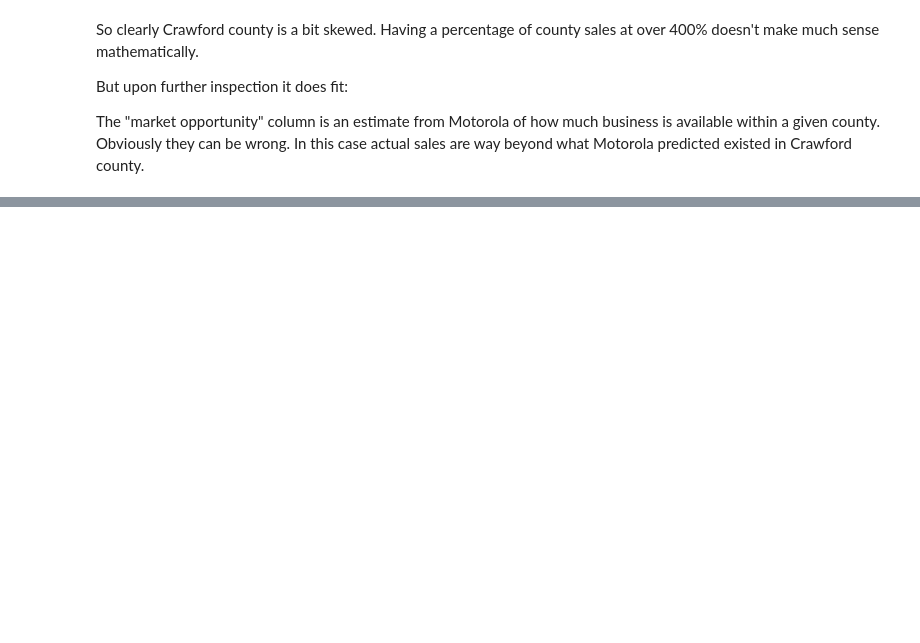
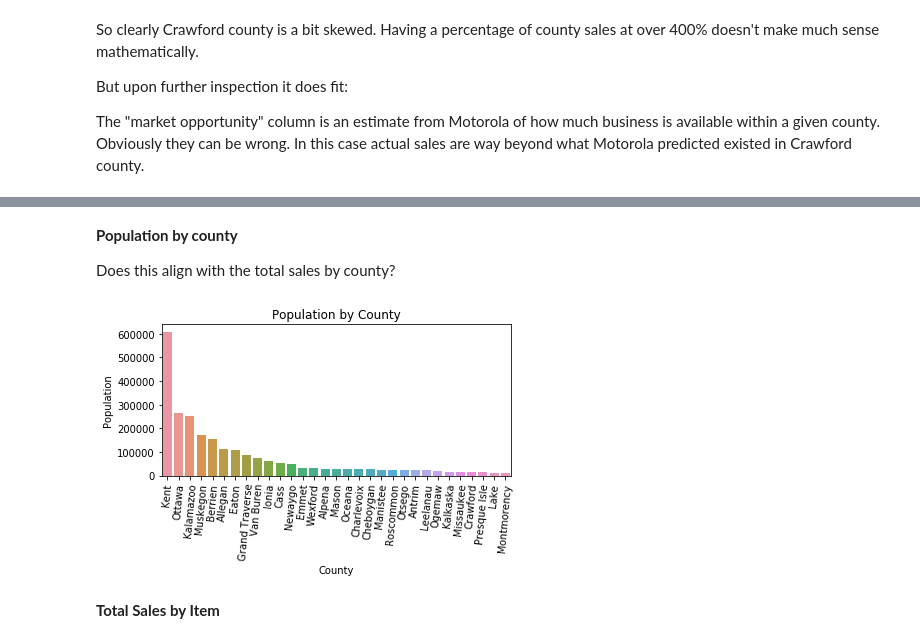
Before and after one commit to markdurrenberger/Retail_Forecasting, a Jupyter notebook: 2_3DataWrangling_EDA.ipynb, the cells around one changed output, grey strips where cells are left out. Drawn from its saved outputs; the diff is of its cells as text; code cells hidden in the pictures; blank space fills up the shorter version.

```diff
--- a/2_3DataWrangling_EDA.ipynb
+++ b/2_3DataWrangling_EDA.ipynb
@@ -962,0 +978,20 @@ plt.tight_layout()
+# %% [markdown]
+__Population by county__
+
+Does this align with the total sales by county?
+# %%
+# Sort data by population descending
+plot2 = final.groupby('county')['population'].max().nlargest(31)
+
+sns.barplot(x=plot2.index,y=plot2.values)
+plt.title('Population by County')
+plt.xticks(rotation=85)
+plt.xlabel('County')
+plt.ylabel("Population")
+plt.tight_layout()
+
+plt.savefig('../../figures/population_by_county.png')
+# %% [output]
+[figure, added]
+# %% [markdown]
+__Total Sales by Item__
```
Also changed, not shown: parts of 29 cells of this notebook, 30 other files.
